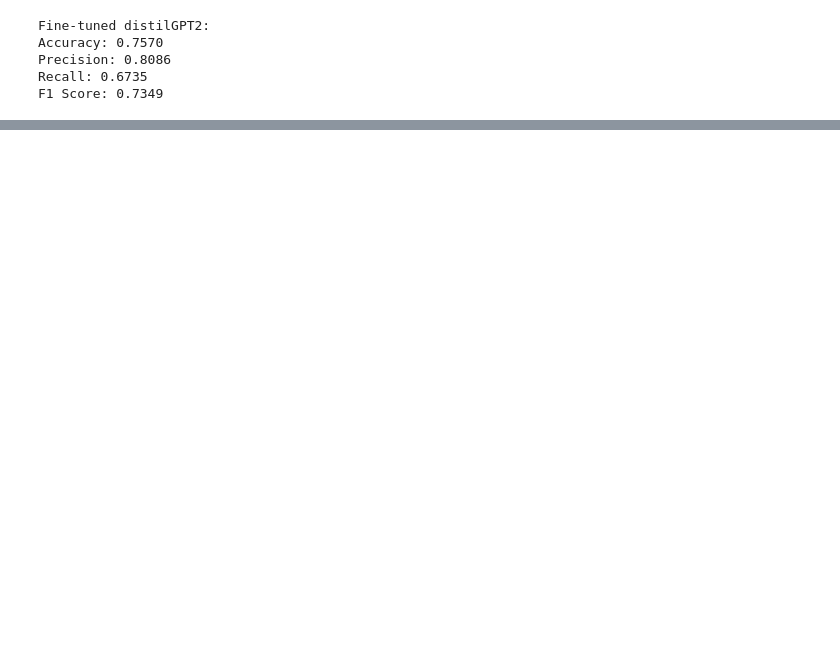
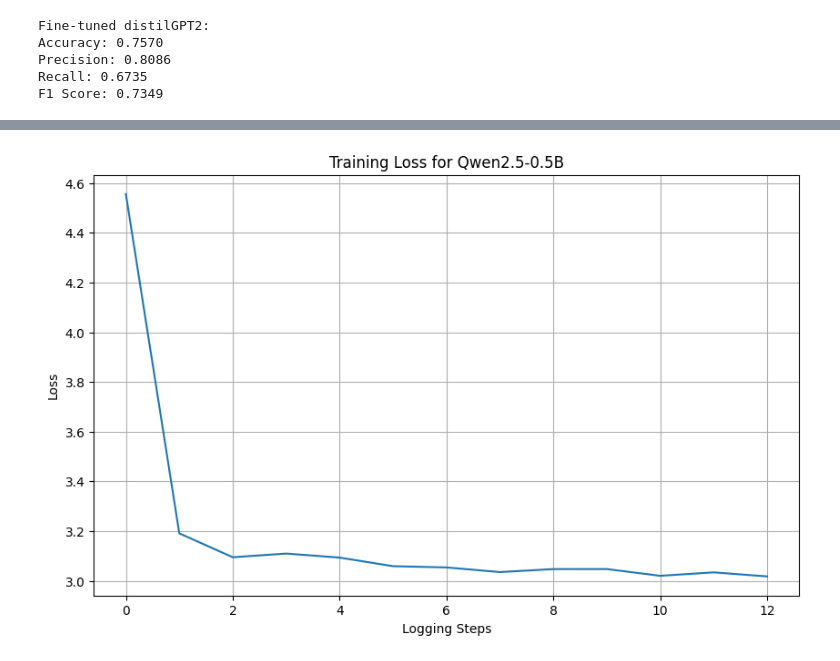
Before and after one commit to suresh-sub/GenAI-prototypes, a Jupyter notebook: llm-finetune/sentiment_analysis_fine_tuning_lora.ipynb, the cells around one changed output, grey strips where cells are left out. Saved outputs shown, nothing was run; the diff lists cells and outputs as text; code cells hidden in the pictures; blank space fills up the shorter version.

Commit message:
Performace evaluation with QWEN Updated notebook with QWEN fine-tuning and performance evaluation. Added Key Takeaways and Results sections.

```diff
--- a/llm-finetune/sentiment_analysis_fine_tuning_lora.ipynb
+++ b/llm-finetune/sentiment_analysis_fine_tuning_lora.ipynb
@@ -336,0 +432,93 @@ F1 Score: 0.7349
+# %%
+import time
+import matplotlib.pyplot as plt
+from transformers import AutoTokenizer, AutoModelForCausalLM, Trainer, TrainingArguments, DataCollatorForLanguageModeling
+from peft import get_peft_model, LoraConfig, TaskType
+import torch
+
+# Define model paths for Qwen
+BASE_QWEN = "Qwen/Qwen2.5-0.5B"
+
+# Format text + sentiment prompt completion
+def fmt_qwen(ex):
+    sentiment = "Positive" if ex["label"] == 1 else "Negative"
+    prompt = f"Review: {ex['text']} Sentiment:"
+    target = f" {sentiment}"
+    return {"text": prompt + target}
+
+ds_qwen = ds.map(fmt_qwen)
+
+# Tokenize
+tokenizer_qwen = AutoTokenizer.from_pretrained(BASE_QWEN)
+if tokenizer_qwen.pad_token is None:
+    tokenizer_qwen.pad_token = tokenizer_qwen.eos_token
+
+def tok_qwen(ex):
+    return tokenizer_qwen(ex["text"], truncation=True, padding="max_length", max_length=128)
+
+ds_qwen = ds_qwen.map(tok_qwen, batched=False)
+
+# Load model + prepare LoRA
+model_qwen = AutoModelForCausalLM.from_pretrained(BASE_QWEN).to(DEVICE)
+peft_config_qwen = LoraConfig(task_type=TaskType.CAUSAL_LM, r=8, lora_alpha=32, lora_dropout=0.1)
+model_qwen = get_peft_model(model_qwen, peft_config_qwen)
+
+print(f"Base model: {BASE_QWEN}")
+print(f"Added LoRA adapters with rank={peft_config_qwen.r}, alpha={peft_config_qwen.lora_alpha}")
+
+# Train with custom callback to collect loss values
+from transformers import TrainerCallback
+
+class LossCallback(TrainerCallback):
+    def __init__(self):
+        self.losses = []
+
+
+
+    def on_log(self, args, state, control, logs=None, **kwargs):
+        if logs and "loss" in logs:
+            self.losses.append(logs["loss"])
+
+loss_callback = LossCallback()
+
+# Train
+args_qwen = TrainingArguments(
+    output_dir="./tmp_qwen",
+    per_device_train_batch_size=4,
+    num_train_epochs=3,
+    save_total_limit=1,
+    fp16=False,
+    logging_strategy="steps",
+    logging_first_step=True,
+    disable_tqdm=False,  # Enable progress bar
+    report_to="none",    # Disable default reporting
+)
+
+trainer_qwen = Trainer(
+    model=model_qwen,
+    args=args_qwen,
+    train_dataset=ds_qwen,
+    tokenizer=tokenizer_qwen,
+    data_collator=DataCollatorForLanguageModeling(tokenizer_qwen, mlm=False),
+    callbacks=[loss_callback]
+)
+
+print("Starting fine-tuning process...")
+start_time = time.time()
+train_result = trainer_qwen.train()
+end_time = time.time()
+elapsed = end_time - start_time
+print(f"⏱️ Fine-tuning time: {elapsed/60:.2f} minutes ({elapsed:.1f} seconds)")
+
+fine_tuned_model_qwen = model_qwen  # Keep in memory instead of saving
+print("✅ Qwen2.5-0.5B fine-tuning complete.")
+
+# Plot the training loss
+plt.figure(figsize=(10, 6))
+plt.plot(loss_callback.losses)
+plt.title('Training Loss for Qwen2.5-0.5B')
+plt.xlabel('Logging Steps')
+plt.ylabel('Loss')
+plt.grid(True)
+plt.show()
+# %% [output]
@@ -336,0 +546 @@ F1 Score: 0.7349
+[figure, added]
```
Also changed, not shown: parts of 24 cells of this notebook, 16 other files.
